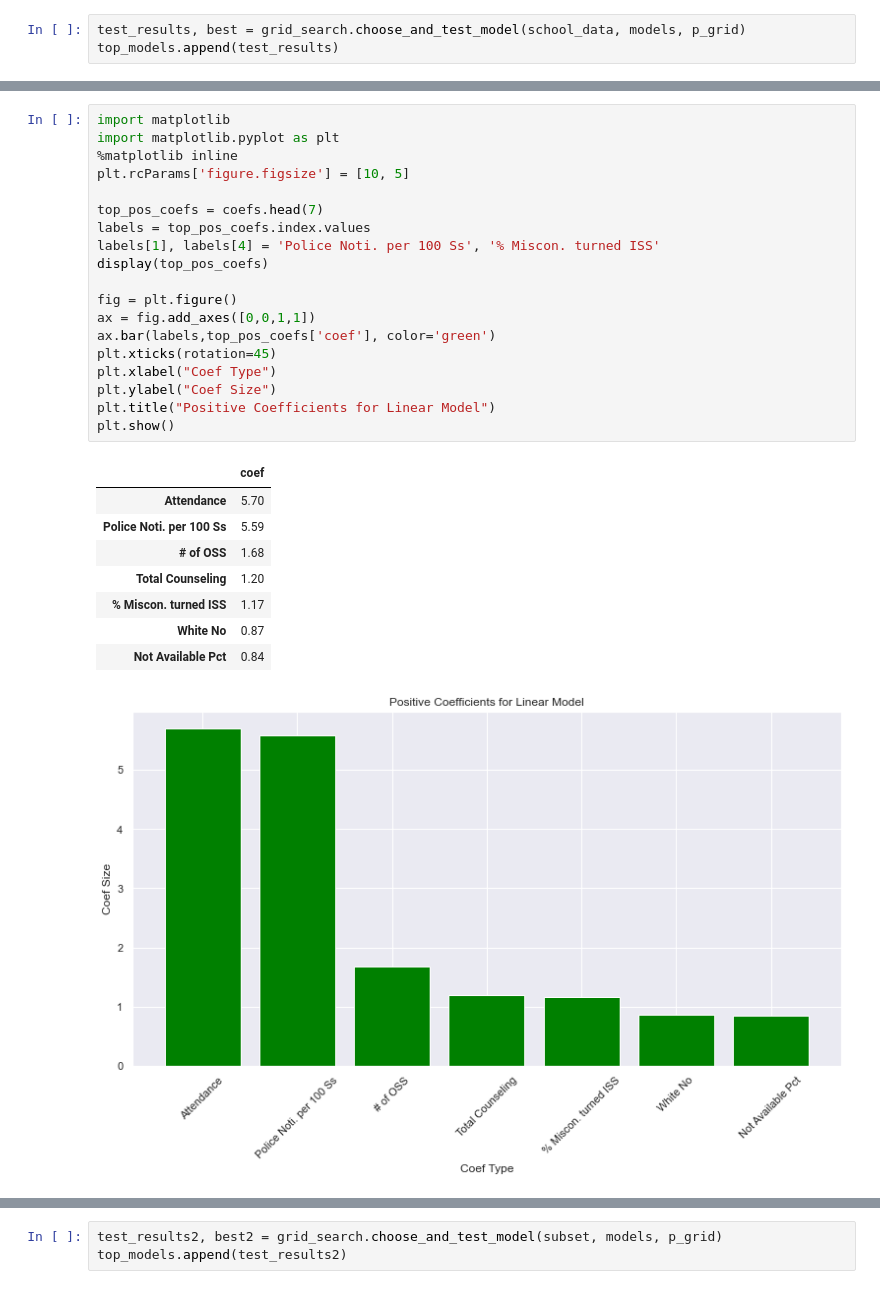
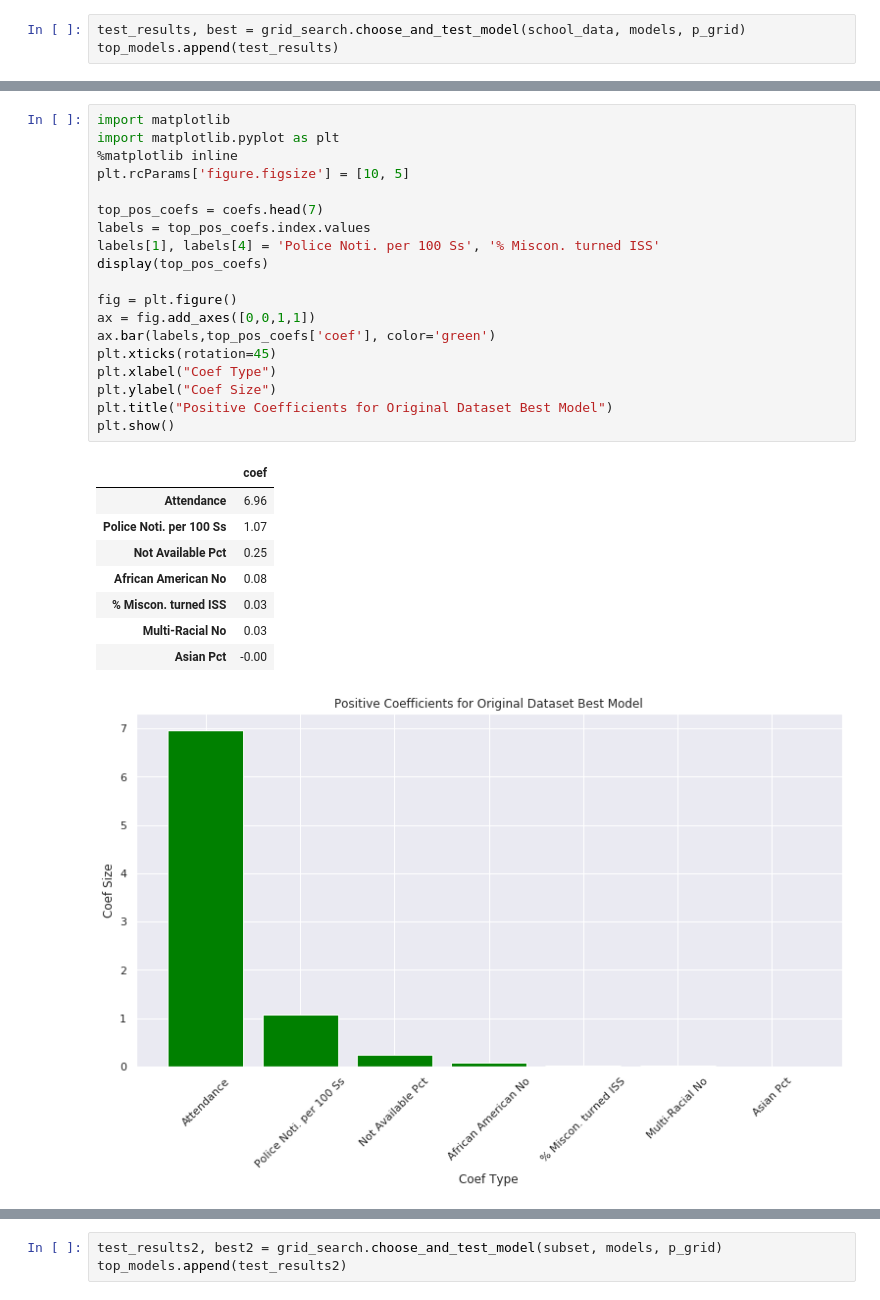
Before and after one commit to oabreu86/Policing-in-Schools-Predicting-Graduation-Rates-on-the-Criminalization-of-Students, a Jupyter notebook: Final_data_analysis.ipynb, the cells around one changed output, grey strips where cells are left out. Cells and saved outputs as stored; diff of their text form.

```diff
--- a/Final_data_analysis.ipynb
+++ b/Final_data_analysis.ipynb
@@ -230,32 +226,32 @@ Name: 10, dtype: object
 # %%
 import matplotlib
 import matplotlib.pyplot as plt
 %matplotlib inline
 plt.rcParams['figure.figsize'] = [10, 5]
 
 top_pos_coefs = coefs.head(7)
 labels = top_pos_coefs.index.values
 labels[1], labels[4] = 'Police Noti. per 100 Ss', '% Miscon. turned ISS'
 display(top_pos_coefs)
 
 fig = plt.figure()
 ax = fig.add_axes([0,0,1,1])
 ax.bar(labels,top_pos_coefs['coef'], color='green')
 plt.xticks(rotation=45)
 plt.xlabel("Coef Type")
 plt.ylabel("Coef Size")
-plt.title("Positive Coefficients for Linear Model")
+plt.title("Positive Coefficients for Original Dataset Best Model")
 plt.show()
 # %% [output]
 |  | coef |
-| Attendance | 5.70 |
-| Police Noti. per 100 Ss | 5.59 |
-| # of OSS | 1.68 |
-| Total Counseling | 1.20 |
-| % Miscon. turned ISS | 1.17 |
-| White No | 0.87 |
-| Not Available Pct | 0.84 |
+| Attendance | 6.96 |
+| Police Noti. per 100 Ss | 1.07 |
+| Not Available Pct | 0.25 |
+| African American No | 0.08 |
+| % Miscon. turned ISS | 0.03 |
+| Multi-Racial No | 0.03 |
+| Asian Pct | -0.00 |
-[figure, old version]
+[figure, new version]
 # %%
 top_neg_coefs = coefs.tail(7).abs()
 labels = top_neg_coefs.index.values
```
Also changed, not shown: parts of 18 cells of this notebook.
